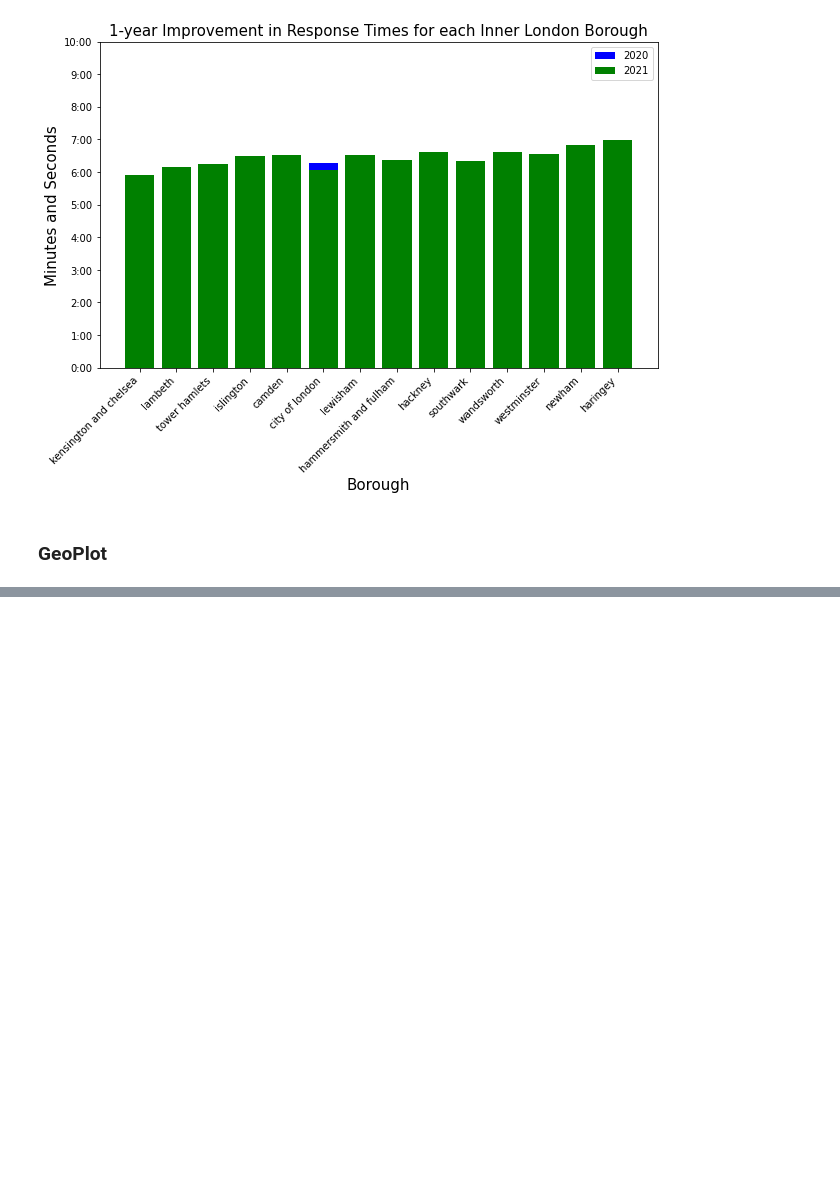
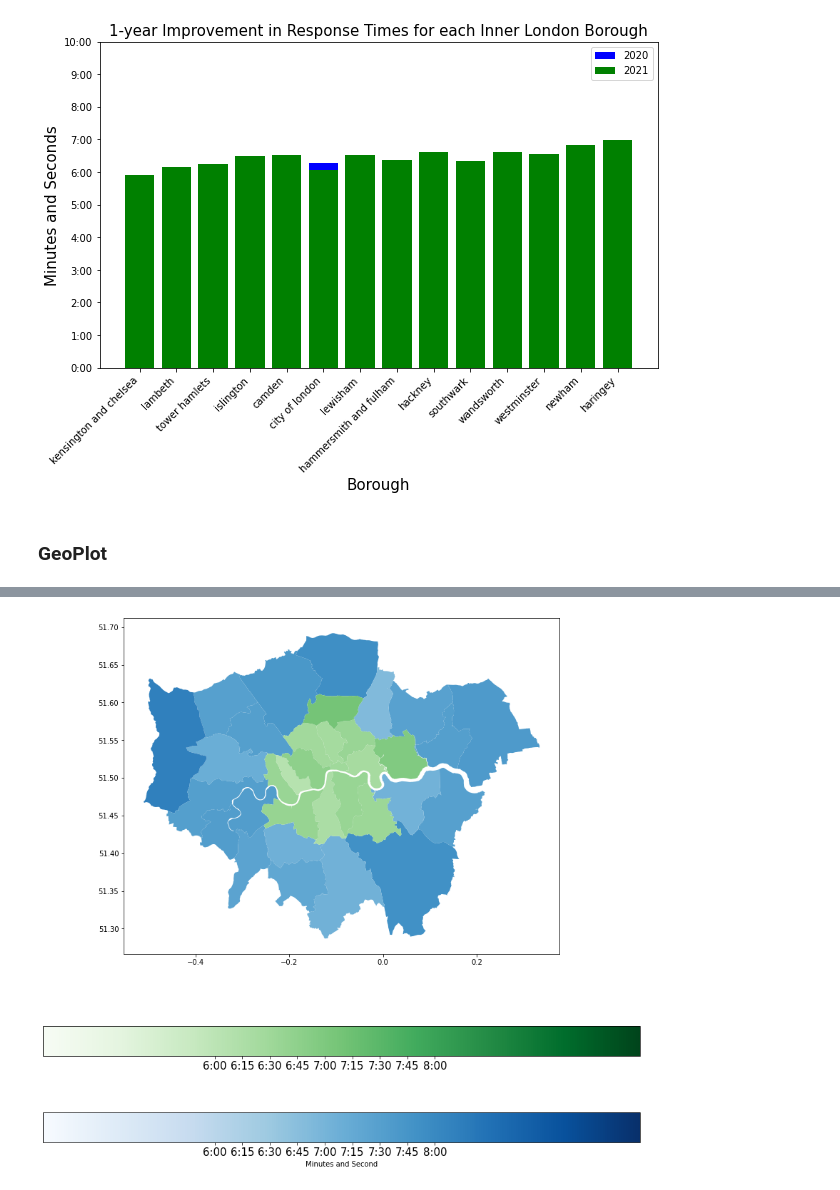
Before and after one commit to bendthompson/london-fires, a Jupyter notebook: notebooks/report.ipynb, the cells around one changed output, grey strips where cells are left out. Saved outputs shown, nothing was run; the diff lists cells and outputs as text; code cells hidden in the pictures; blank space fills up the shorter version.

```diff
--- a/notebooks/report.ipynb
+++ b/notebooks/report.ipynb
@@ -242,0 +305,15 @@ plt.show()
+# %%
+f, ax = plt.subplots(1, figsize=(15, 15))
+ax = outer_geo_df.plot(column='mean', cmap='Blues' ,ax=ax, vmin=minmean-100, vmax=maxmean+100,
+         legend=True,legend_kwds={'orientation':'horizontal', 'label':'Minutes and Second', 'pad':0.025})
+ax = inner_geo_df.plot(column='mean', cmap='Greens' ,ax=ax, vmin=minmean-100, vmax=maxmean+100,legend=True,
+                       legend_kwds={'orientation':'horizontal'})
+colourbar = ax.get_figure().get_axes()[1]
+colourbar.set_xticks([6*60,6.25*60,6.5*60,6.75*60,7*60,7.25*60,7.5*60,7.75*60,8*60])
+colourbar.set_xticklabels(['6:00','6:15','6:30','6:45','7:00','7:15','7:30','7:45','8:00'], fontsize=15)
+colourbar = ax.get_figure().get_axes()[2]
+colourbar.set_xticks([6*60,6.25*60,6.5*60,6.75*60,7*60,7.25*60,7.5*60,7.75*60,8*60])
+colourbar.set_xticklabels(['6:00','6:15','6:30','6:45','7:00','7:15','7:30','7:45','8:00'], fontsize=15)
+plt.show()
+# %% [output]
+[figure, added]
```
Also changed, not shown: parts of 13 cells of this notebook.
